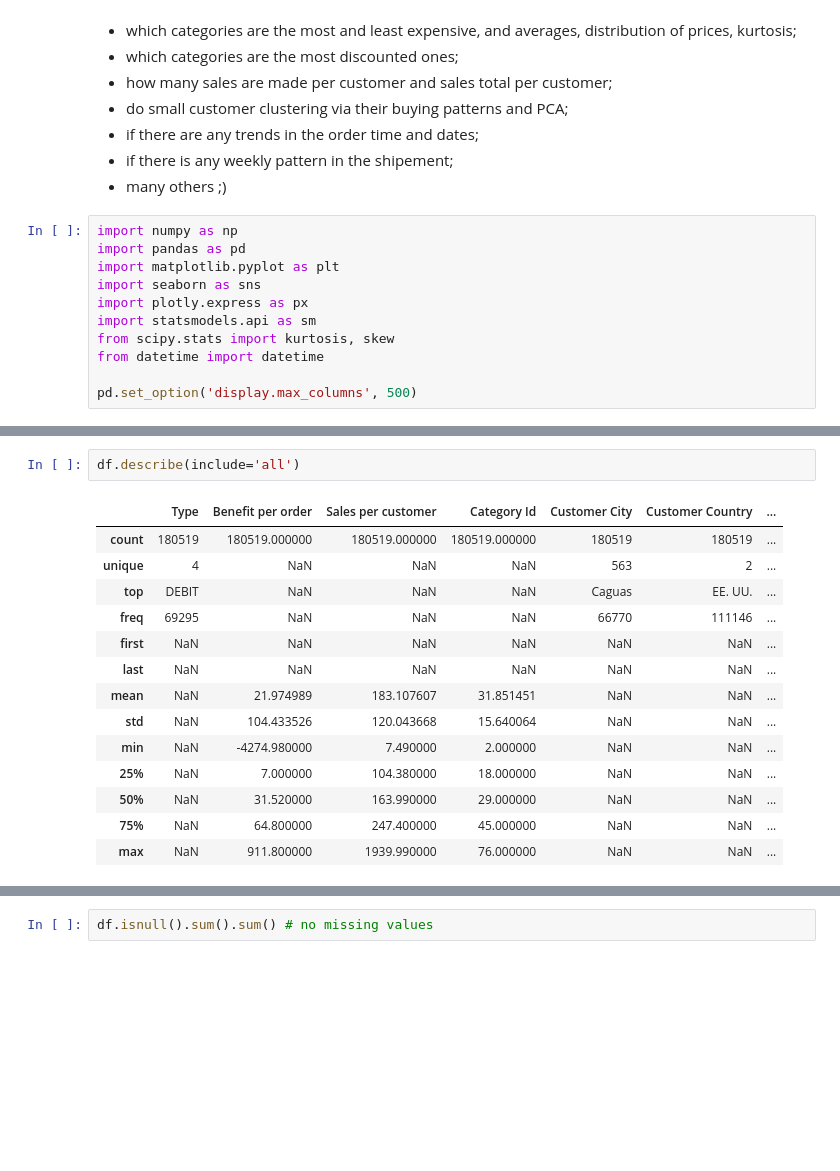
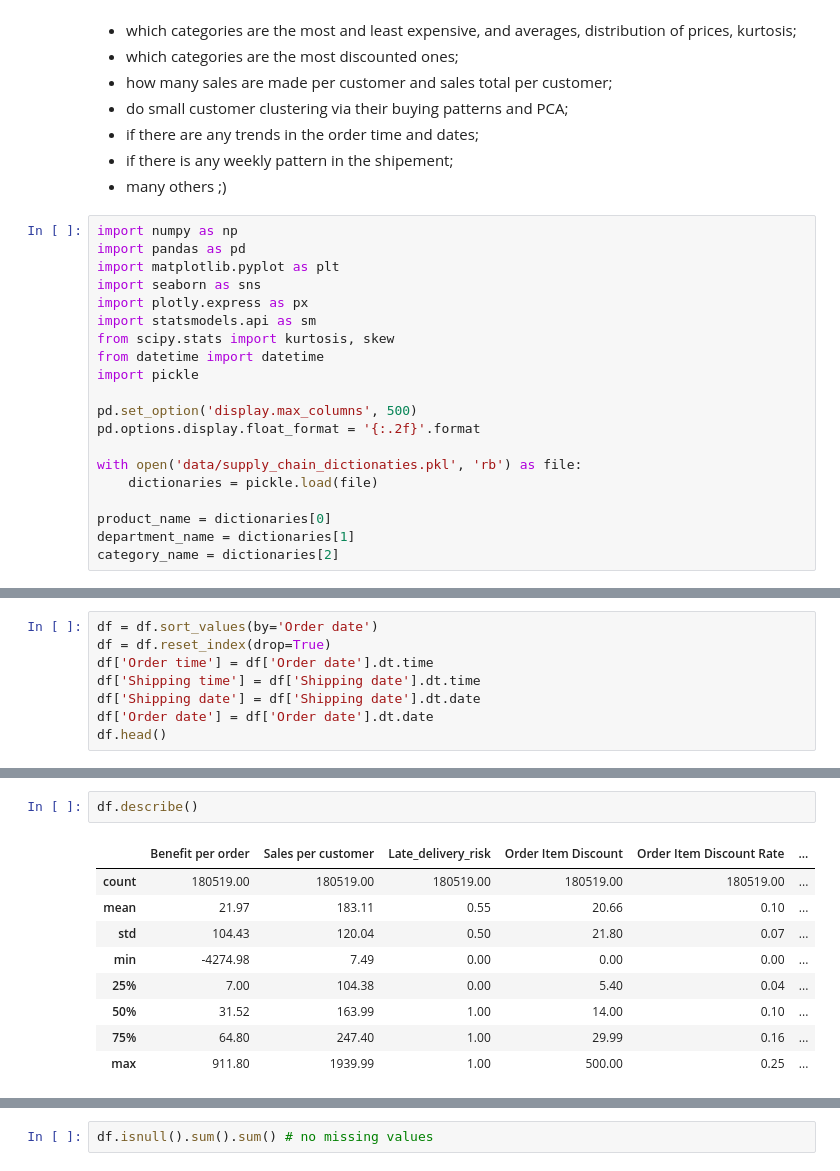
Before and after one commit to miladziekanowska/supply-chain-analysis, a Jupyter notebook: SupplyChain_EDA.ipynb, the cells around one changed output, grey strips where cells are left out. Cells and saved outputs as stored; diff of their text form; blank space fills up the shorter version.

Commit message:
Small changed in data_cleaning.py and the data, more analysis in SupplyChain_EDA.ipynb

```diff
--- a/SupplyChain_EDA.ipynb
+++ b/SupplyChain_EDA.ipynb
@@ -25,7 +25,16 @@ import plotly.express as px
 import statsmodels.api as sm
 from scipy.stats import kurtosis, skew
 from datetime import datetime
+import pickle
 
 pd.set_option('display.max_columns', 500)
+pd.options.display.float_format = '{:.2f}'.format
+
+with open('data/supply_chain_dictionaties.pkl', 'rb') as file:
+    dictionaries = pickle.load(file)
+
+product_name = dictionaries[0]
+department_name = dictionaries[1]
+category_name = dictionaries[2]
 # %%
 df = pd.read_parquet('data/SupplyChainDataset_cleaned.parquet')
@@ -40,0 +49,8 @@ df.head()
+# %%
+df = df.sort_values(by='Order date')
+df = df.reset_index(drop=True)
+df['Order time'] = df['Order date'].dt.time
+df['Shipping time'] = df['Shipping date'].dt.time
+df['Shipping date'] = df['Shipping date'].dt.date
+df['Order date'] = df['Order date'].dt.date
+df.head()
@@ -41,20 +64,15 @@ df.head()
 # %%
-df.describe(include='all')
+df.describe()
 # %% [output]
-|  | Type | Benefit per order | Sales per customer | Category Id | Customer City | Customer Country | ... |
-| count | 180519 | 180519.000000 | 180519.000000 | 180519.000000 | 180519 | 180519 | ... |
-| unique | 4 | NaN | NaN | NaN | 563 | 2 | ... |
-| top | DEBIT | NaN | NaN | NaN | Caguas | EE. UU. | ... |
-| freq | 69295 | NaN | NaN | NaN | 66770 | 111146 | ... |
-| first | NaN | NaN | NaN | NaN | NaN | NaN | ... |
-| last | NaN | NaN | NaN | NaN | NaN | NaN | ... |
-| mean | NaN | 21.974989 | 183.107607 | 31.851451 | NaN | NaN | ... |
-| std | NaN | 104.433526 | 120.043668 | 15.640064 | NaN | NaN | ... |
-| min | NaN | -4274.980000 | 7.490000 | 2.000000 | NaN | NaN | ... |
-| 25% | NaN | 7.000000 | 104.380000 | 18.000000 | NaN | NaN | ... |
-| 50% | NaN | 31.520000 | 163.990000 | 29.000000 | NaN | NaN | ... |
-| 75% | NaN | 64.800000 | 247.400000 | 45.000000 | NaN | NaN | ... |
-| max | NaN | 911.800000 | 1939.990000 | 76.000000 | NaN | NaN | ... |
+|  | Benefit per order | Sales per customer | Late_delivery_risk | Order Item Discount | Order Item Discount Rate | ... |
+| count | 180519.00 | 180519.00 | 180519.00 | 180519.00 | 180519.00 | ... |
+| mean | 21.97 | 183.11 | 0.55 | 20.66 | 0.10 | ... |
+| std | 104.43 | 120.04 | 0.50 | 21.80 | 0.07 | ... |
+| min | -4274.98 | 7.49 | 0.00 | 0.00 | 0.00 | ... |
+| 25% | 7.00 | 104.38 | 0.00 | 5.40 | 0.04 | ... |
+| 50% | 31.52 | 163.99 | 1.00 | 14.00 | 0.10 | ... |
+| 75% | 64.80 | 247.40 | 1.00 | 29.99 | 0.16 | ... |
+| max | 911.80 | 1939.99 | 1.00 | 500.00 | 0.25 | ... |
 # %%
 df.info()
 # %% [output]
```
Also changed, not shown: parts of 18 cells of this notebook, 2 other files.
